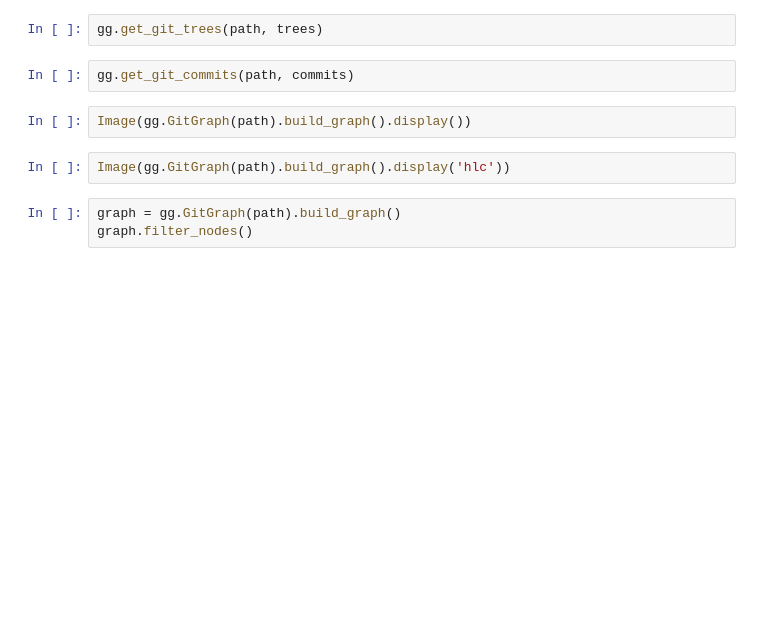
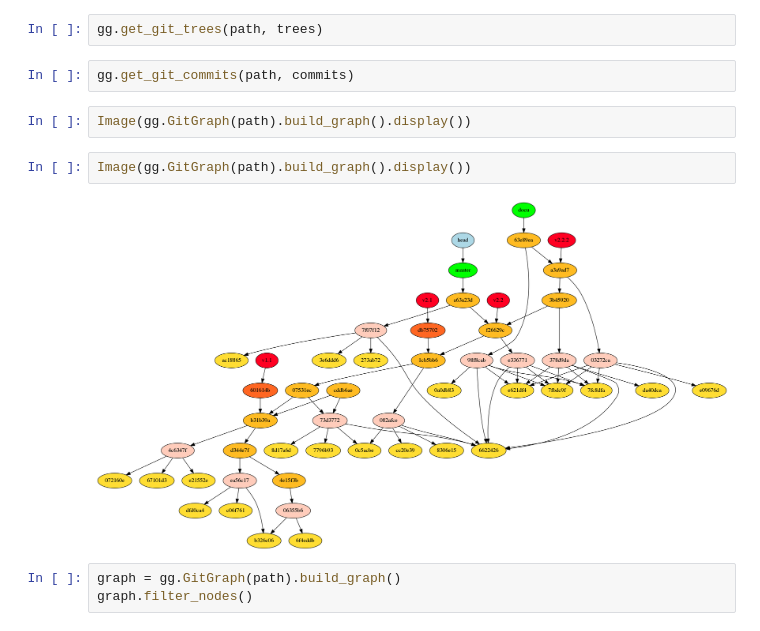
Before and after one commit to hoduche/git-graph, a Jupyter notebook: gitInternalAnalysis.ipynb, the cells around one changed output. Saved outputs shown, nothing was run; the diff lists cells and outputs as text; blank space fills up the shorter version.

Commit message:
build graphviz python api example

```diff
--- a/gitInternalAnalysis.ipynb
+++ b/gitInternalAnalysis.ipynb
@@ -36,7 +40,9 @@ gg.get_git_commits(path, commits)
 # %%
 Image(gg.GitGraph(path).build_graph().display())
 # %%
-Image(gg.GitGraph(path).build_graph().display('hlc'))
+Image(gg.GitGraph(path).build_graph().display())
+# %% [output]
+[figure, added]
 # %%
 graph = gg.GitGraph(path).build_graph()
 graph.filter_nodes()
```
Also changed, not shown: parts of 4 cells of this notebook, 2 other files.
